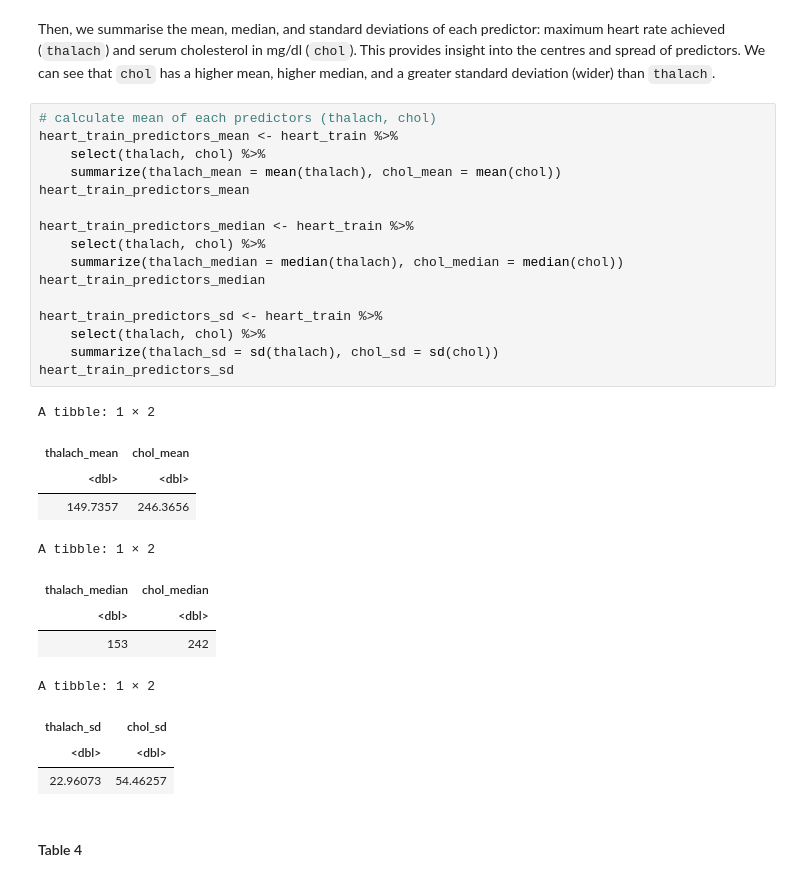
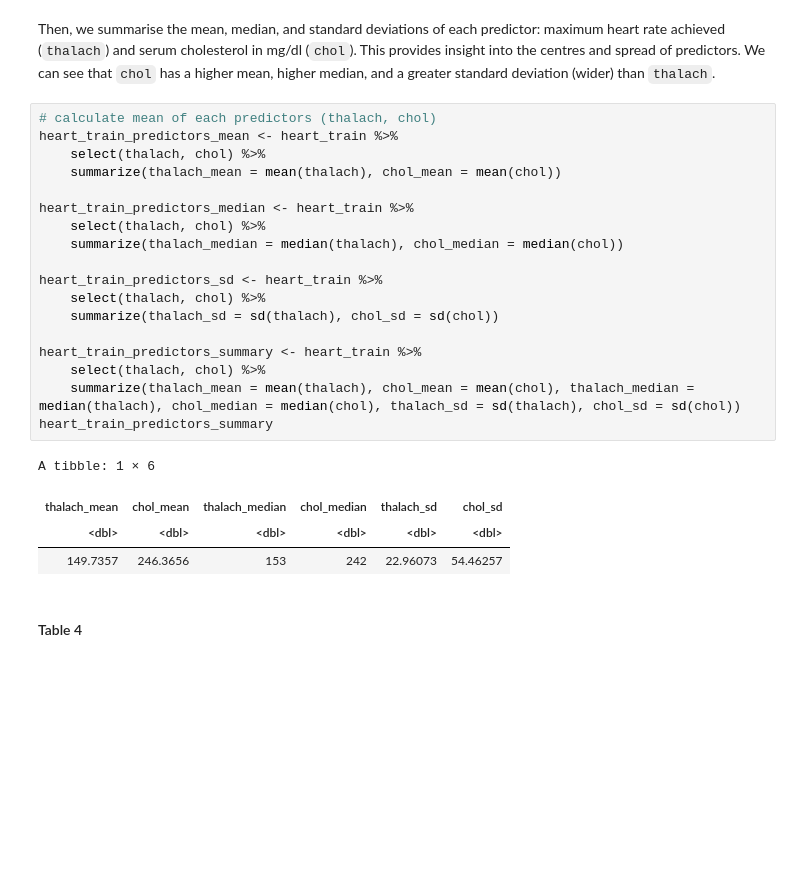
Before and after one commit to yeojunh/DSCI-100-Project, a Jupyter notebook: group_76_project_report (3).ipynb, the cells around one changed output. Drawn from its saved outputs; the diff is of its cells as text; blank space fills up the shorter version.

```diff
--- a/group_76_project_report (3).ipynb
+++ b/group_76_project_report (3).ipynb
@@ -162,32 +162,26 @@ Then, we summarise the mean, median, and standard deviations of each predictor:
 # %%
 # calculate mean of each predictors (thalach, chol)
 heart_train_predictors_mean <- heart_train %>%
     select(thalach, chol) %>%
     summarize(thalach_mean = mean(thalach), chol_mean = mean(chol))
-heart_train_predictors_mean
 
 heart_train_predictors_median <- heart_train %>%
     select(thalach, chol) %>%
     summarize(thalach_median = median(thalach), chol_median = median(chol))
-heart_train_predictors_median
 
 heart_train_predictors_sd <- heart_train %>%
     select(thalach, chol) %>%
     summarize(thalach_sd = sd(thalach), chol_sd = sd(chol))
-heart_train_predictors_sd
+
+heart_train_predictors_summary <- heart_train %>%
+    select(thalach, chol) %>%
+    summarize(thalach_mean = mean(thalach), chol_mean = mean(chol), thalach_median = median(thalach), chol_median = median(chol), thalach_sd = sd(thalach), chol_sd = sd(chol))
+heart_train_predictors_summary
 # %% [output]
-A tibble: 1 × 2
+A tibble: 1 × 6
-| thalach_mean | chol_mean |
-| <dbl> | <dbl> |
-| 149.7357 | 246.3656 |
+| thalach_mean | chol_mean | thalach_median | chol_median | thalach_sd | chol_sd |
+| <dbl> | <dbl> | <dbl> | <dbl> | <dbl> | <dbl> |
+| 149.7357 | 246.3656 | 153 | 242 | 22.96073 | 54.46257 |
-A tibble: 1 × 2
-| thalach_median | chol_median |
-| <dbl> | <dbl> |
-| 153 | 242 |
-A tibble: 1 × 2
-| thalach_sd | chol_sd |
-| <dbl> | <dbl> |
-| 22.96073 | 54.46257 |
 # %% [markdown]
 #### Table 4
 # %% [markdown]
```
Also changed, not shown: parts of 9 cells of this notebook.
